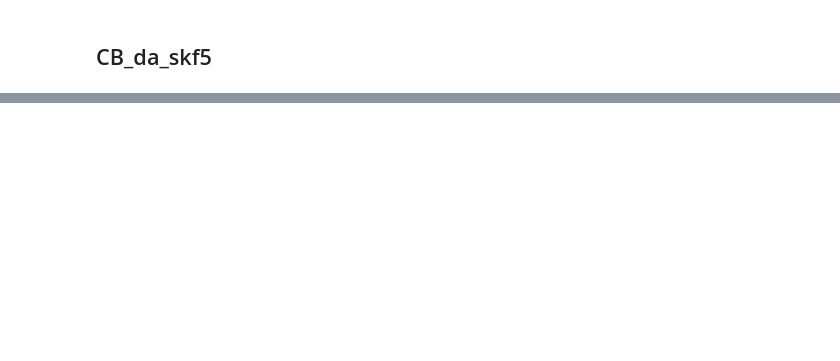
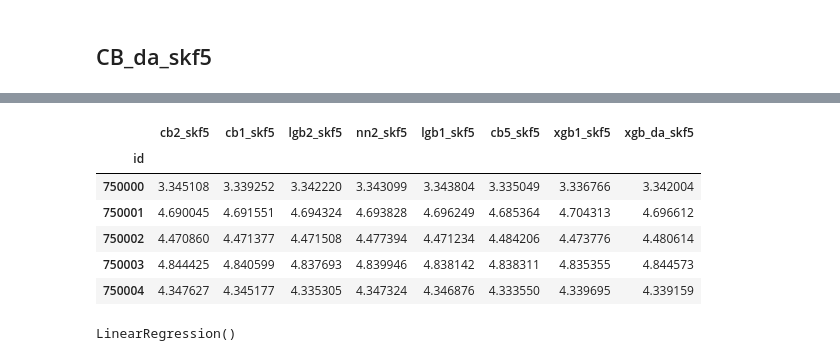
Before and after one commit to sunkusun9/sunkusun9, a Jupyter notebook: kaggle/PGS5/PGS5_ep5/5.Experiment_5.ipynb, the cells around one changed output, grey strips where cells are left out. Drawn from its saved outputs; the diff is of its cells as text; code cells hidden in the pictures; blank space fills up the shorter version.

```diff
--- a/kaggle/PGS5/PGS5_ep5/5.Experiment_5.ipynb
+++ b/kaggle/PGS5/PGS5_ep5/5.Experiment_5.ipynb
@@ -106,0 +177,7 @@ df_train['Body_Temp'].nunique()
+# %%
+df_stk_test = pd.concat([
+    sc.get_predictor_cv(i, config)(df_test).rename(i) for i in [
+        'cb2_skf5', 'cb1_skf5', 'lgb2_skf5', 'nn2_skf5', 'lgb1_skf5',  'cb5_skf5', 'xgb1_skf5'
+    ]
+], axis = 1)
+df_stk_test.head()
@@ -106,0 +192,19 @@ df_train['Body_Temp'].nunique()
+# %%
+df_stk_test = df_stk_test.join(
+    pd.Series(np.vstack(sc.read_cv('xgb_da_skf5')['model_result']).mean(axis = 0), index = df_test.index, name = 'xgb_da_skf5')
+)
+df_stk_test.head()
+# %% [output]
+|  | cb2_skf5 | cb1_skf5 | lgb2_skf5 | nn2_skf5 | lgb1_skf5 | cb5_skf5 | xgb1_skf5 | xgb_da_skf5 |
+| id |  |  |  |  |  |  |  |  |
+| 750000 | 3.345108 | 3.339252 | 3.342220 | 3.343099 | 3.343804 | 3.335049 | 3.336766 | 3.342004 |
+| 750001 | 4.690045 | 4.691551 | 4.694324 | 4.693828 | 4.696249 | 4.685364 | 4.704313 | 4.696612 |
+| 750002 | 4.470860 | 4.471377 | 4.471508 | 4.477394 | 4.471234 | 4.484206 | 4.473776 | 4.480614 |
+| 750003 | 4.844425 | 4.840599 | 4.837693 | 4.839946 | 4.838142 | 4.838311 | 4.835355 | 4.844573 |
+| 750004 | 4.347627 | 4.345177 | 4.335305 | 4.347324 | 4.346876 | 4.333550 | 4.339695 | 4.339159 |
+# %%
+from sklearn.linear_model import LinearRegression
+reg_meta_lr = LinearRegression()
+reg_meta_lr.fit(df_stk[X_sel], df_train[target])
+# %% [output]
+LinearRegression()
```
Also changed, not shown: parts of 37 cells of this notebook, 3 other files.
